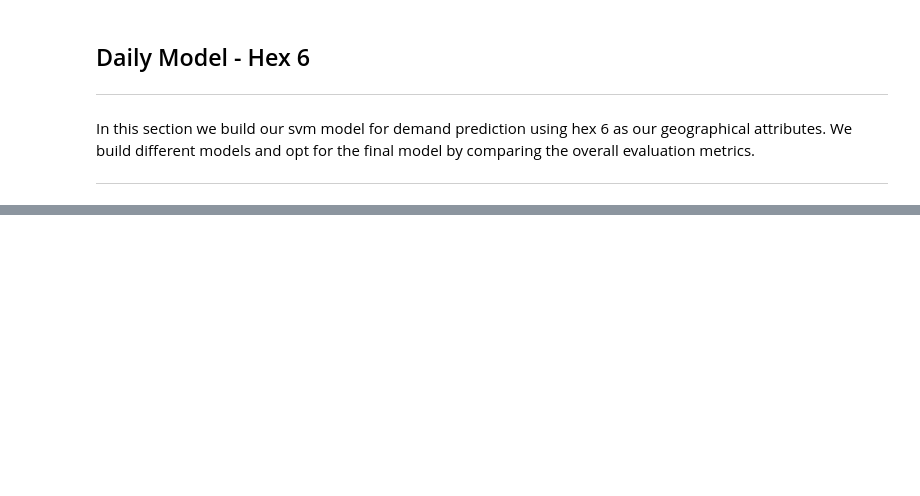
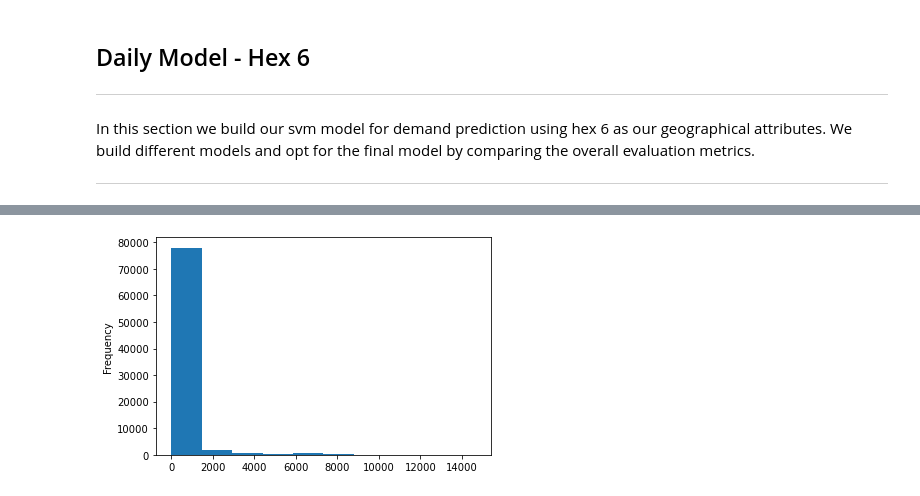
Before and after one commit to SepehrRad/aaa21, a Jupyter notebook: notebooks/prediction_svm.ipynb, the cells around one changed output, grey strips where cells are left out. Drawn from its saved outputs; the diff is of its cells as text; code cells hidden in the pictures; blank space fills up the shorter version.

```diff
--- a/notebooks/prediction_svm.ipynb
+++ b/notebooks/prediction_svm.ipynb
@@ -613,0 +671,17 @@ del daily_demand_hex_7
+# %%
+# Takes few minutes to run (16 GB RAM)
+chicago_df = utils.read_parquet('Taxi_Trips_Cleaned.parquet',
+                                columns=['Trip ID','Trip Start Timestamp','Pickup Community Area',
+                                         'Dropoff Community Area'])
+weather_df = utils.read_parquet('Weather.parquet',columns = ['Trip Start Timestamp','Humidity(%)',
+                                    'Pressure(hPa)','Temperature(C)',
+                                    'Wind Direction(Meteoro. Degree)','Wind Speed(M/S)'])
+
+six_hour_demand = preprocessing.create_aggregated_data(df=chicago_df,weather_df=weather_df,temporal_resolution='6H')
+six_hour_demand_hex_7 = preprocessing.create_aggregated_data(df=chicago_df,weather_df=weather_df,temporal_resolution='6H',
+                                            use_hexes=True,hex_resolution=7)
+six_hour_demand_hex_6 = preprocessing.create_aggregated_data(df=chicago_df,weather_df=weather_df,temporal_resolution='6H',
+                                            use_hexes=True,hex_resolution=6)
+
+del chicago_df
+del weather_df
@@ -613,0 +695,9 @@ del daily_demand_hex_7
+# %%
+#Spatial Features
+six_hour_demand = feature_engineering.add_spatial_features(six_hour_demand)
+six_hour_demand_hex_7 = feature_engineering.add_spatial_features(six_hour_demand_hex_7,with_hex=7,hex_res=7)
+six_hour_demand_hex_6 = feature_engineering.add_spatial_features(six_hour_demand_hex_6,with_hex=6,hex_res=6)
+#Holidays
+six_hour_demand = feature_engineering.add_holidays(six_hour_demand)
+six_hour_demand_hex_6 = feature_engineering.add_holidays(six_hour_demand_hex_6)
+six_hour_demand_hex_7 = feature_engineering.add_holidays(six_hour_demand_hex_7)
@@ -613,0 +712,5 @@ del daily_demand_hex_7
+# %%
+six_hour_demand['Demand (6H)'].plot.hist()
+plt.show()
+# %% [output]
+[figure, added]
```
Also changed, not shown: parts of 186 cells of this notebook, 1 other file.
